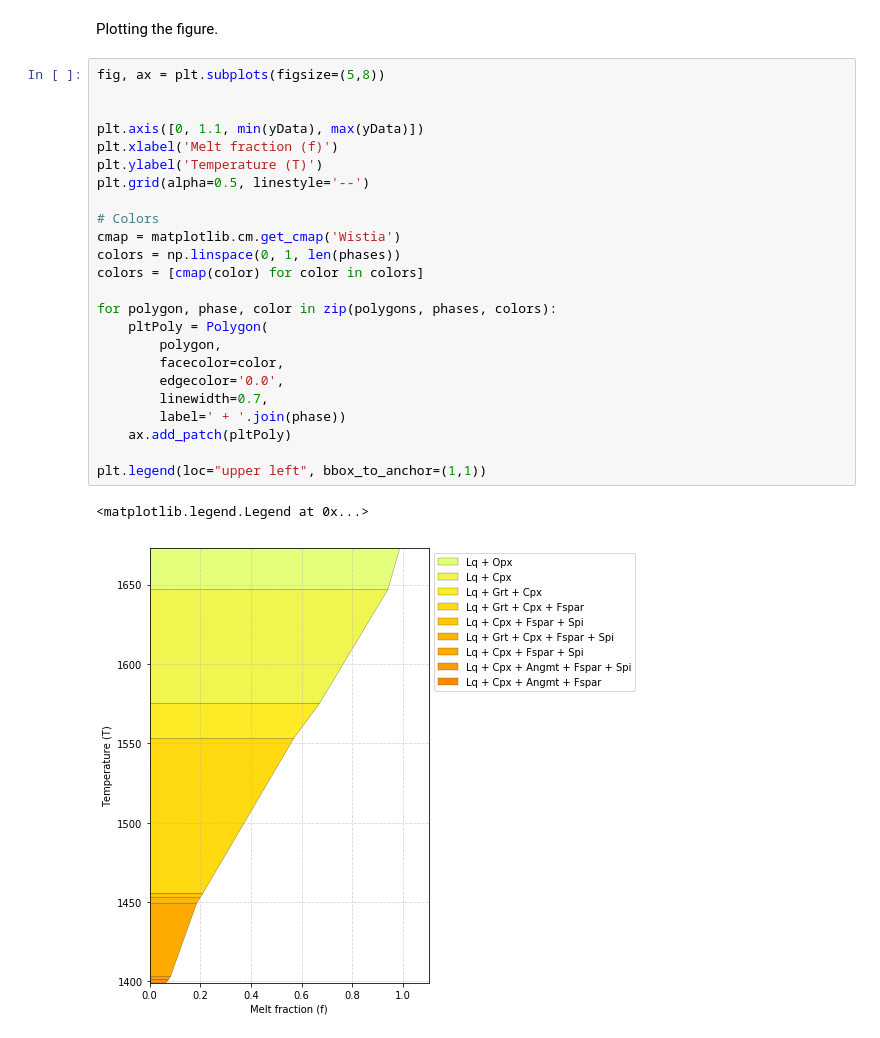
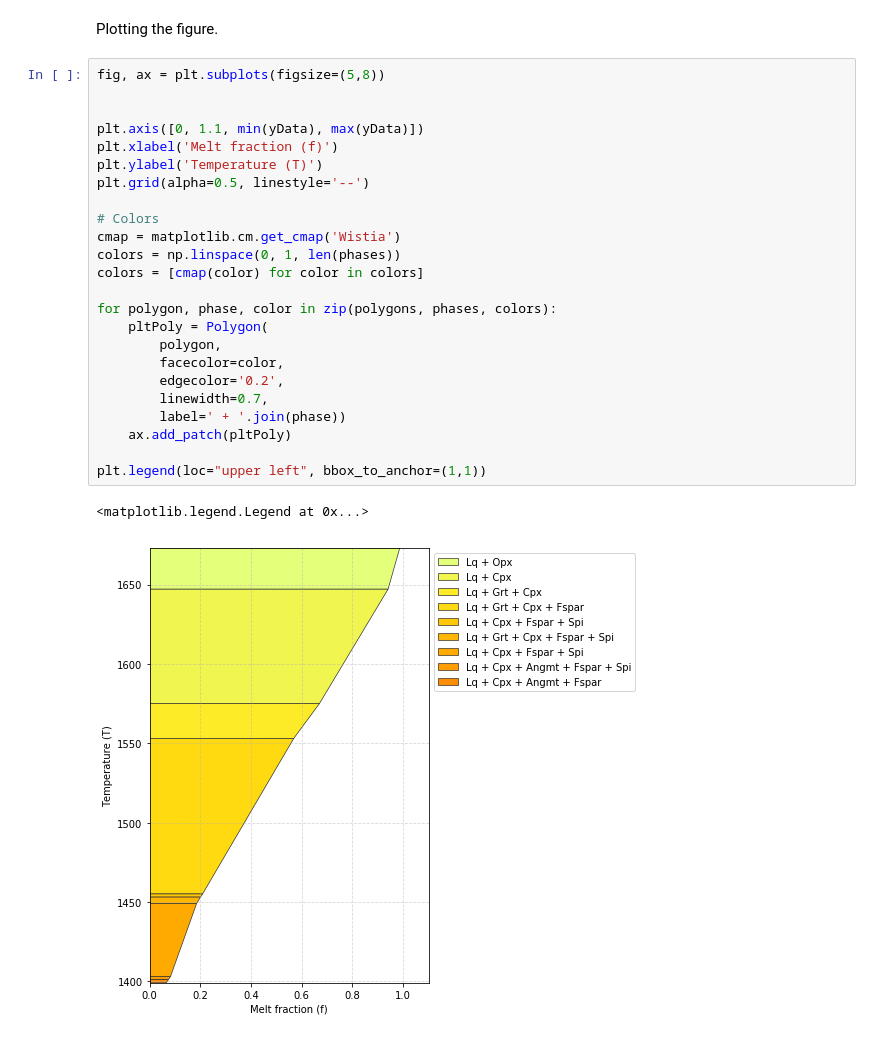
Before and after one commit to pritamd47/alphameltsData, a Jupyter notebook: DataAnalysis.ipynb, the cells around one changed output. Cells and saved outputs as stored; diff of their text form.

```diff
--- a/DataAnalysis.ipynb
+++ b/DataAnalysis.ipynb
@@ -122,27 +122,27 @@ Plotting the figure.
 # %%
 fig, ax = plt.subplots(figsize=(5,8))
 
 
 plt.axis([0, 1.1, min(yData), max(yData)])
 plt.xlabel('Melt fraction (f)')
 plt.ylabel('Temperature (T)')
 plt.grid(alpha=0.5, linestyle='--')
 
 # Colors
 cmap = matplotlib.cm.get_cmap('Wistia')
 colors = np.linspace(0, 1, len(phases))
 colors = [cmap(color) for color in colors]
 
 for polygon, phase, color in zip(polygons, phases, colors):
     pltPoly = Polygon(
         polygon,
         facecolor=color,
-        edgecolor='0.0',
+        edgecolor='0.2',
         linewidth=0.7,
         label=' + '.join(phase))
     ax.add_patch(pltPoly)
 
 plt.legend(loc="upper left", bbox_to_anchor=(1,1))
 # %% [output]
 <matplotlib.legend.Legend at 0x...>
-[figure, old version]
+[figure, new version]
```
